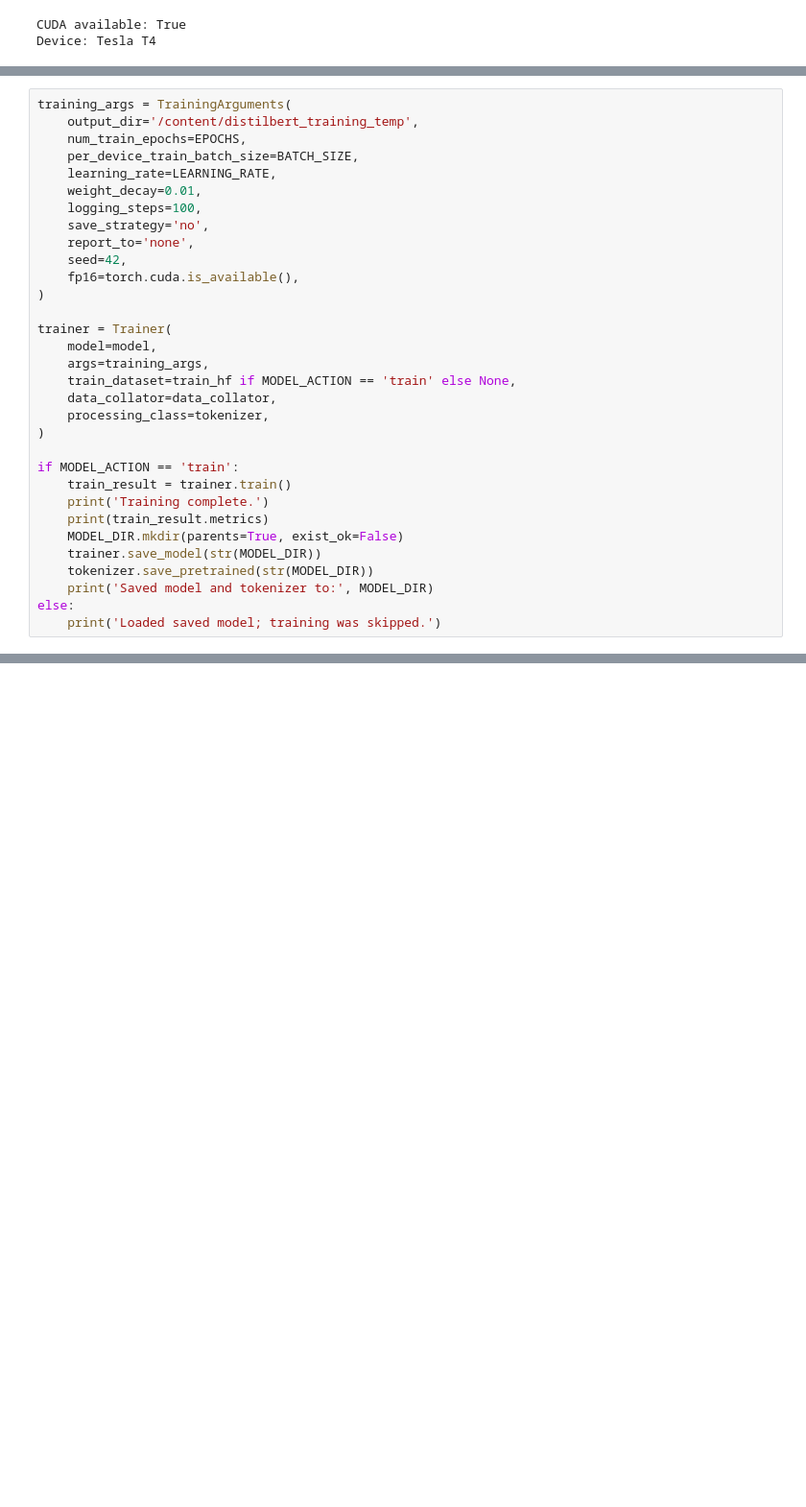
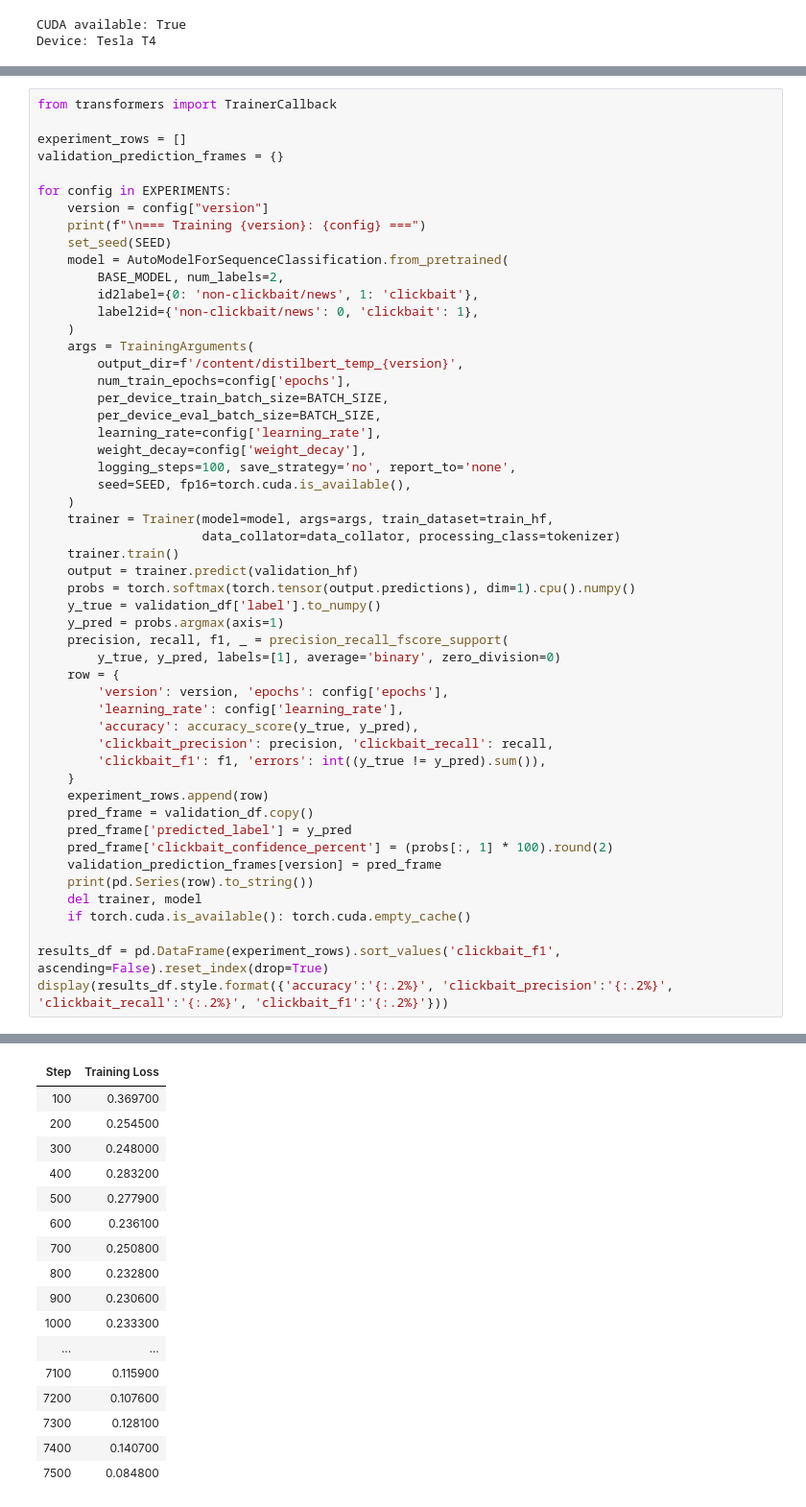
Before and after one commit to xbryan25/csc173-midterm, a Jupyter notebook: notebooks/03_distilbert_finetuning.ipynb, the cells around one changed output, grey strips where cells are left out. Shown at 96% size. Saved outputs shown, nothing was run; the diff lists cells and outputs as text; blank space fills up the shorter version.

```diff
--- a/notebooks/03_distilbert_finetuning.ipynb
+++ b/notebooks/03_distilbert_finetuning.ipynb
@@ -251,33 +184,53 @@ When `MODEL_ACTION` is `train`, the trainer sees only `headlines_train.csv`. Val
 # %%
-training_args = TrainingArguments(
-    output_dir='/content/distilbert_training_temp',
-    num_train_epochs=EPOCHS,
-    per_device_train_batch_size=BATCH_SIZE,
-    learning_rate=LEARNING_RATE,
-    weight_decay=0.01,
-    logging_steps=100,
-    save_strategy='no',
-    report_to='none',
-    seed=42,
-    fp16=torch.cuda.is_available(),
-)
+from transformers import TrainerCallback
 
-trainer = Trainer(
-    model=model,
-    args=training_args,
-    train_dataset=train_hf if MODEL_ACTION == 'train' else None,
-    data_collator=data_collator,
-    processing_class=tokenizer,
-)
+experiment_rows = []
+validation_prediction_frames = {}
 
-if MODEL_ACTION == 'train':
-    train_result = trainer.train()
-    print('Training complete.')
-    print(train_result.metrics)
-    MODEL_DIR.mkdir(parents=True, exist_ok=False)
-    trainer.save_model(str(MODEL_DIR))
-    tokenizer.save_pretrained(str(MODEL_DIR))
-    print('Saved model and tokenizer to:', MODEL_DIR)
-else:
-    print('Loaded saved model; training was skipped.')
+for config in EXPERIMENTS:
+    version = config["version"]
+    print(f"\n=== Training {version}: {config} ===")
+    set_seed(SEED)
+    model = AutoModelForSequenceClassification.from_pretrained(
+        BASE_MODEL, num_labels=2,
+        id2label={0: 'non-clickbait/news', 1: 'clickbait'},
+        label2id={'non-clickbait/news': 0, 'clickbait': 1},
+    )
+    args = TrainingArguments(
+        output_dir=f'/content/distilbert_temp_{version}',
+        num_train_epochs=config['epochs'],
+        per_device_train_batch_size=BATCH_SIZE,
+        per_device_eval_batch_size=BATCH_SIZE,
+        learning_rate=config['learning_rate'],
+        weight_decay=config['weight_decay'],
+        logging_steps=100, save_strategy='no', report_to='none',
+        seed=SEED, fp16=torch.cuda.is_available(),
+    )
+    trainer = Trainer(model=model, args=args, train_dataset=train_hf,
+                      data_collator=data_collator, processing_class=tokenizer)
+    trainer.train()
+    output = trainer.predict(validation_hf)
+    probs = torch.softmax(torch.tensor(output.predictions), dim=1).cpu().numpy()
+    y_true = validation_df['label'].to_numpy()
+    y_pred = probs.argmax(axis=1)
+    precision, recall, f1, _ = precision_recall_fscore_support(
+        y_true, y_pred, labels=[1], average='binary', zero_division=0)
+    row = {
+        'version': version, 'epochs': config['epochs'],
+        'learning_rate': config['learning_rate'],
+        'accuracy': accuracy_score(y_true, y_pred),
+        'clickbait_precision': precision, 'clickbait_recall': recall,
+        'clickbait_f1': f1, 'errors': int((y_true != y_pred).sum()),
+    }
+    experiment_rows.append(row)
+    pred_frame = validation_df.copy()
+    pred_frame['predicted_label'] = y_pred
+    pred_frame['clickbait_confidence_percent'] = (probs[:, 1] * 100).round(2)
+    validation_prediction_frames[version] = pred_frame
+    print(pd.Series(row).to_string())
+    del trainer, model
+    if torch.cuda.is_available(): torch.cuda.empty_cache()
+
+results_df = pd.DataFrame(experiment_rows).sort_values('clickbait_f1', ascending=False).reset_index(drop=True)
+display(results_df.style.format({'accuracy':'{:.2%}', 'clickbait_precision':'{:.2%}', 'clickbait_recall':'{:.2%}', 'clickbait_f1':'{:.2%}'}))
 # %% [output]
@@ -304,0 +272,17 @@ Saved model and tokenizer to: /content/drive/MyDrive/clickbait_project/models/di
+| Step | Training Loss |
+| 100 | 0.369700 |
+| 200 | 0.254500 |
+| 300 | 0.248000 |
+| 400 | 0.283200 |
+| 500 | 0.277900 |
+| 600 | 0.236100 |
+| 700 | 0.250800 |
+| 800 | 0.232800 |
+| 900 | 0.230600 |
+| 1000 | 0.233300 |
+| ... | ... |
+| 7100 | 0.115900 |
+| 7200 | 0.107600 |
+| 7300 | 0.128100 |
+| 7400 | 0.140700 |
+| 7500 | 0.084800 |
```
Also changed, not shown: parts of 21 cells of this notebook.
